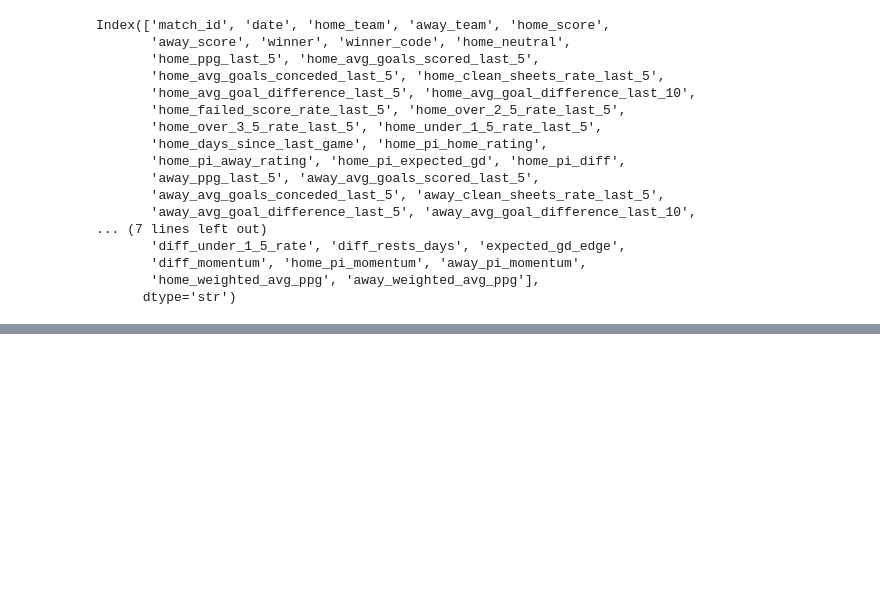
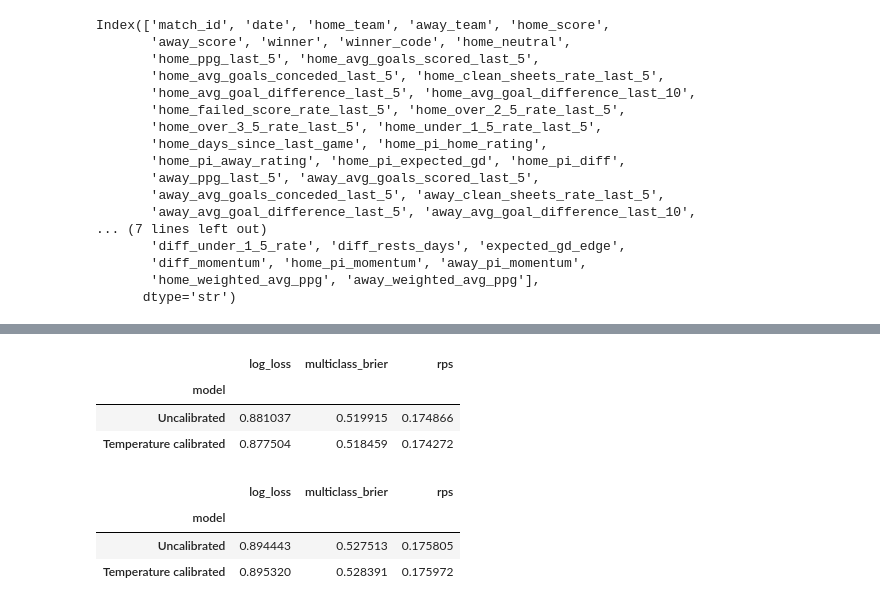
Before and after one commit to nikunjpradhan31/WorldCupPredictionModeling, a Jupyter notebook: predictions.ipynb, the cells around one changed output, grey strips where cells are left out. Saved outputs shown, nothing was run; the diff lists cells and outputs as text; code cells hidden in the pictures; blank space fills up the shorter version.

```diff
--- a/predictions.ipynb
+++ b/predictions.ipynb
@@ -572,0 +668,24 @@ plt.show()
+# %%
+display(
+    probability_metric_table(
+        Y_calibration,
+        calibration_probs_raw,
+        calibration_probs_calibrated,
+    )
+)
+# %% [output]
+|  | log_loss | multiclass_brier | rps |
+| model |  |  |  |
+| Uncalibrated | 0.881037 | 0.519915 | 0.174866 |
+| Temperature calibrated | 0.877504 | 0.518459 | 0.174272 |
+# %%
+display(probability_metric_table(
+    Y_test,
+    test_probs_raw,
+    test_probs_calibrated,
+))
+# %% [output]
+|  | log_loss | multiclass_brier | rps |
+| model |  |  |  |
+| Uncalibrated | 0.894443 | 0.527513 | 0.175805 |
+| Temperature calibrated | 0.895320 | 0.528391 | 0.175972 |
```
Also changed, not shown: parts of 16 cells of this notebook, 11 other files.
